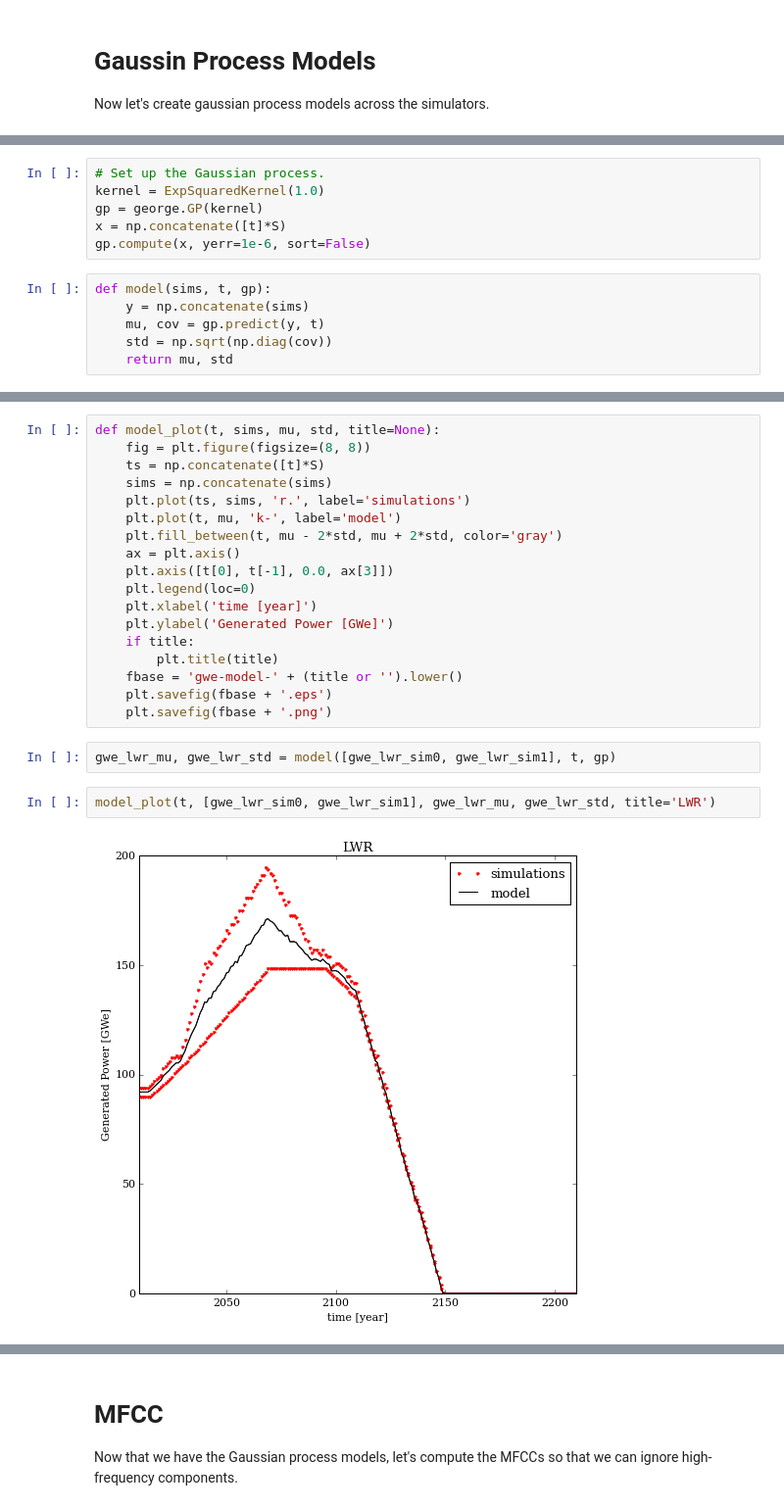
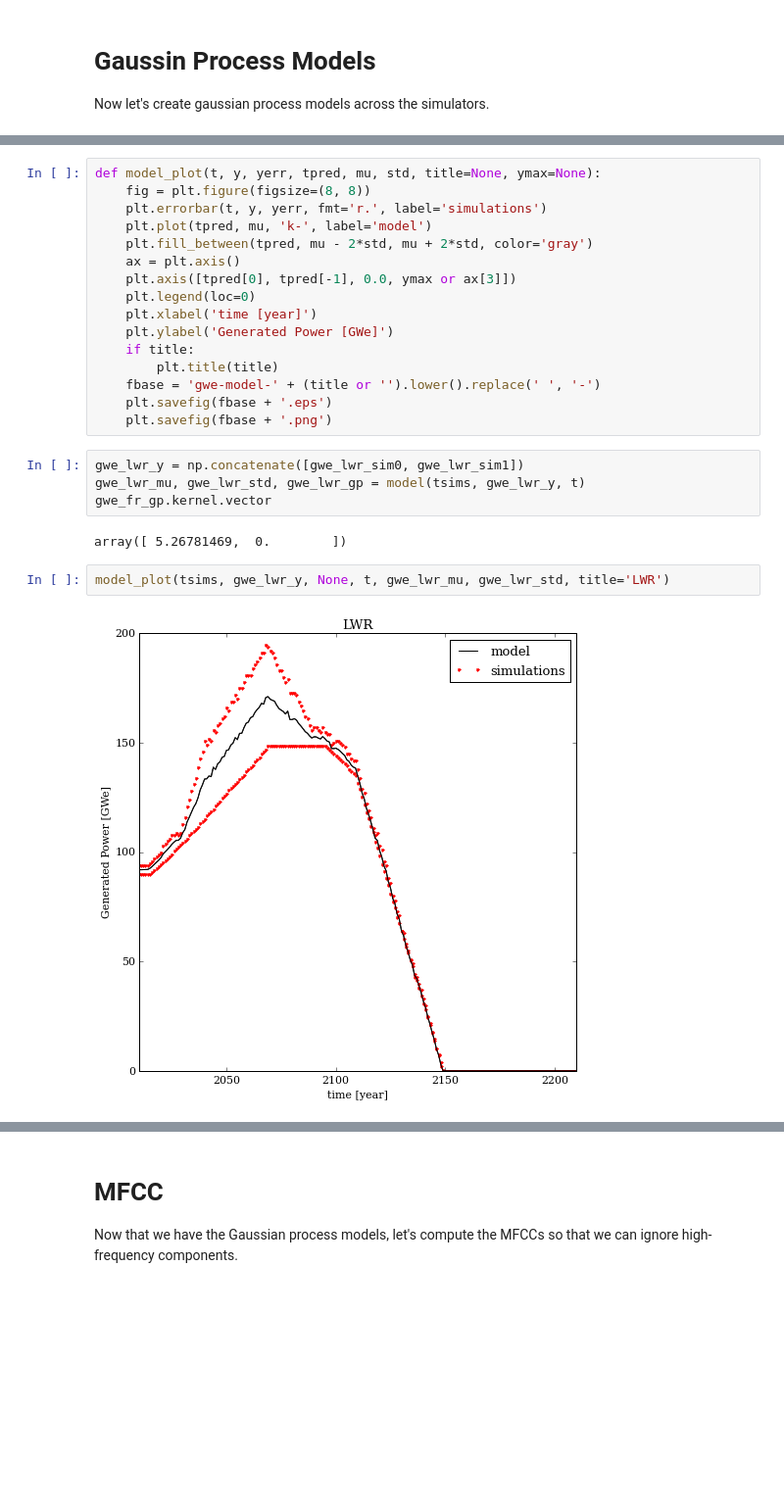
Before and after one commit to scopatz/fc-bench-method, a Jupyter notebook: methodology.ipynb, the cells around one changed output, grey strips where cells are left out. Shown: that part at 98% size. Drawn from its saved outputs; the diff is of its cells as text; blank space fills up the shorter version.

```diff
--- a/methodology.ipynb
+++ b/methodology.ipynb
@@ -129,12 +131,0 @@ from george.kernels import ExpSquaredKernel
-# %%
-# Set up the Gaussian process.
-kernel = ExpSquaredKernel(1.0)
-gp = george.GP(kernel)
-x = np.concatenate([t]*S)
-gp.compute(x, yerr=1e-6, sort=False)
-# %%
-def model(sims, t, gp):
-    y = np.concatenate(sims)
-    mu, cov = gp.predict(y, t)
-    std = np.sqrt(np.diag(cov))
-    return mu, std
@@ -141,24 +166,26 @@ def model(sims, t, gp):
 # %%
-def model_plot(t, sims, mu, std, title=None):
+def model_plot(t, y, yerr, tpred, mu, std, title=None, ymax=None):
     fig = plt.figure(figsize=(8, 8))
-    ts = np.concatenate([t]*S)
-    sims = np.concatenate(sims)
-    plt.plot(ts, sims, 'r.', label='simulations')
-    plt.plot(t, mu, 'k-', label='model')
-    plt.fill_between(t, mu - 2*std, mu + 2*std, color='gray')
+    plt.errorbar(t, y, yerr, fmt='r.', label='simulations')
+    plt.plot(tpred, mu, 'k-', label='model')
+    plt.fill_between(tpred, mu - 2*std, mu + 2*std, color='gray')
     ax = plt.axis()
-    plt.axis([t[0], t[-1], 0.0, ax[3]])
+    plt.axis([tpred[0], tpred[-1], 0.0, ymax or ax[3]])
     plt.legend(loc=0)
     plt.xlabel('time [year]')
     plt.ylabel('Generated Power [GWe]')
     if title:
         plt.title(title)
-    fbase = 'gwe-model-' + (title or '').lower()
+    fbase = 'gwe-model-' + (title or '').lower().replace(' ', '-')
     plt.savefig(fbase + '.eps')
     plt.savefig(fbase + '.png')
-# %%
-gwe_lwr_mu, gwe_lwr_std = model([gwe_lwr_sim0, gwe_lwr_sim1], t, gp)
+# %%
+gwe_lwr_y = np.concatenate([gwe_lwr_sim0, gwe_lwr_sim1])
+gwe_lwr_mu, gwe_lwr_std, gwe_lwr_gp = model(tsims, gwe_lwr_y, t)
+gwe_fr_gp.kernel.vector
+# %% [output]
+array([ 5.26781469,  0.        ])
 # %%
-model_plot(t, [gwe_lwr_sim0, gwe_lwr_sim1], gwe_lwr_mu, gwe_lwr_std, title='LWR')
+model_plot(tsims, gwe_lwr_y, None, t, gwe_lwr_mu, gwe_lwr_std, title='LWR')
 # %% [output]
-[figure, old version]
+[figure, new version]
```
Also changed, not shown: parts of 11 cells of this notebook, 10 other files.
